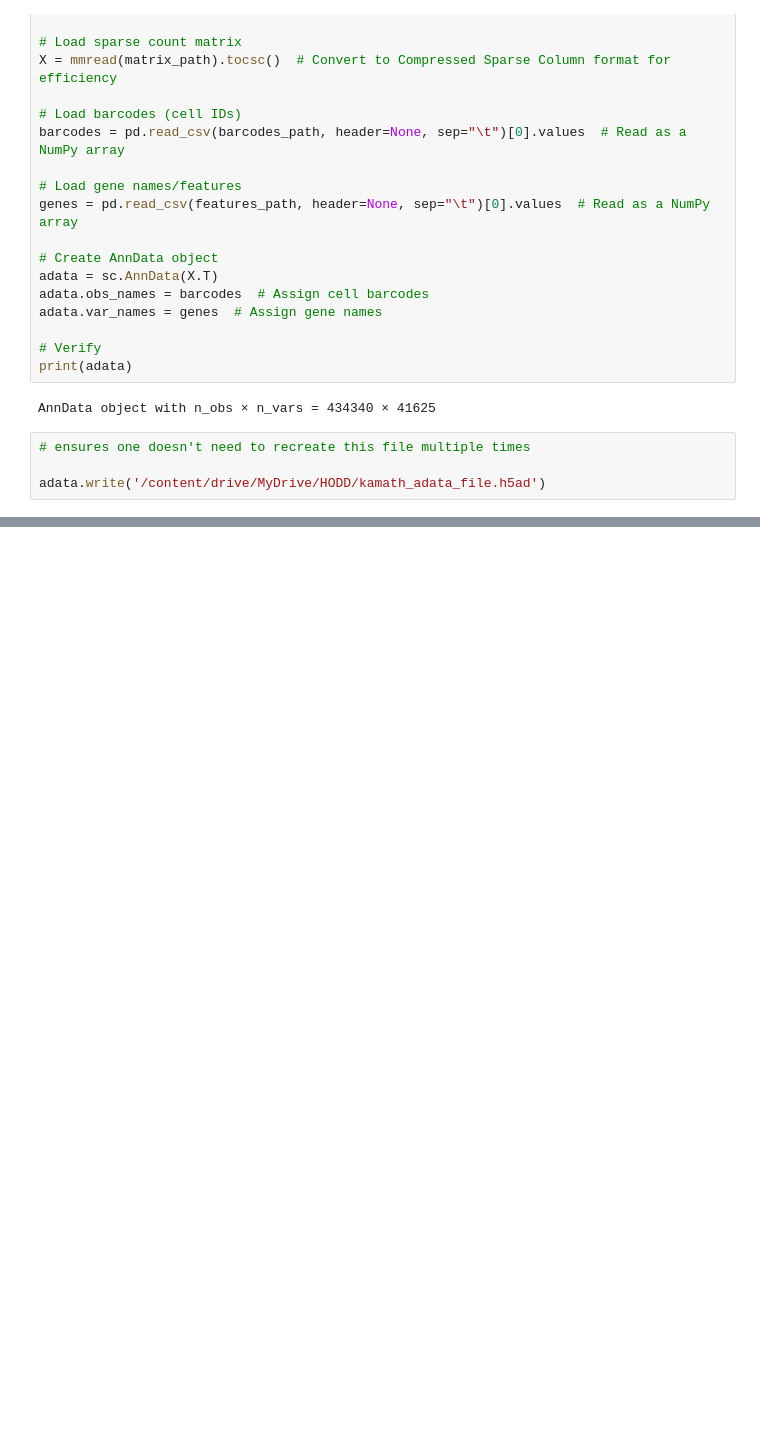
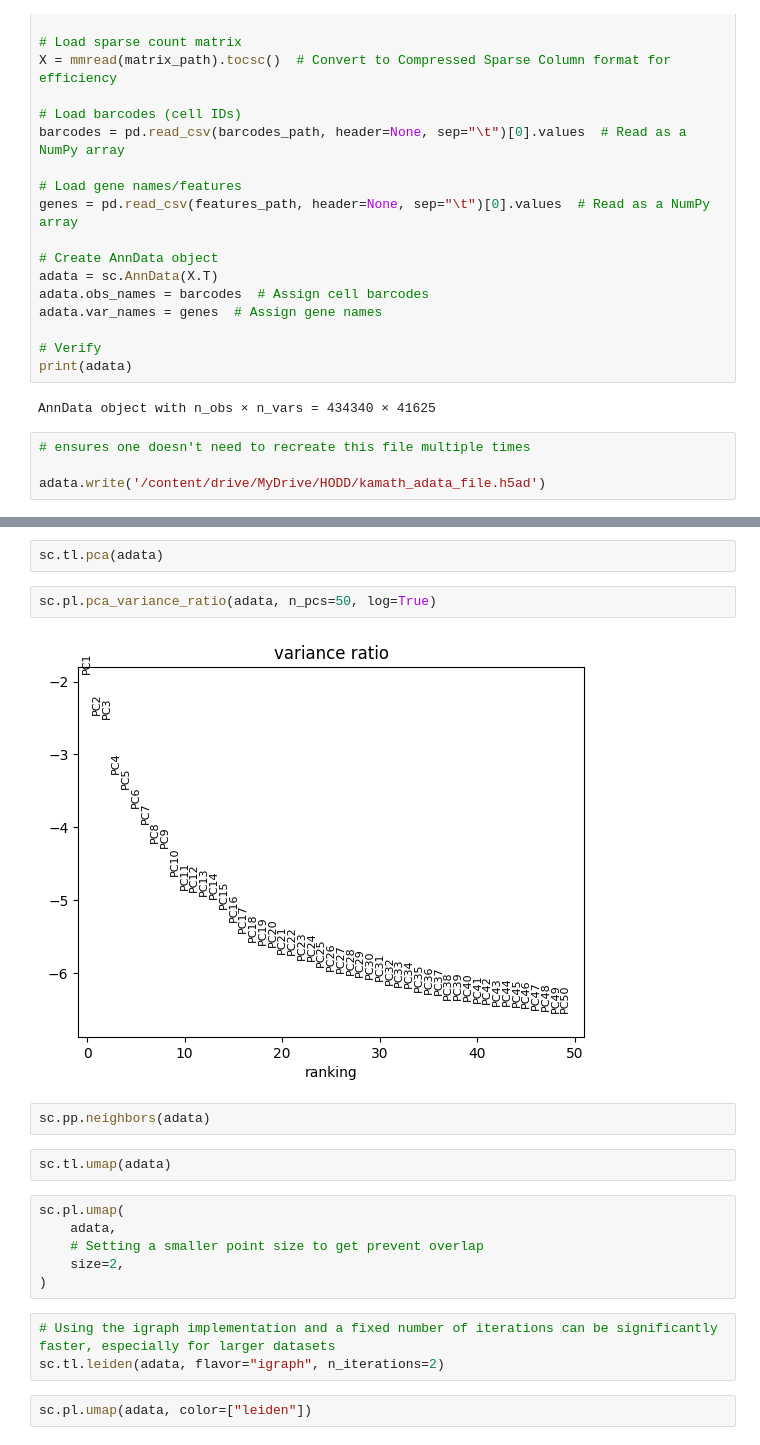
Before and after one commit to sean-otoole/HODD, a Jupyter notebook: parkinsons_project.ipynb, the cells around one changed output, grey strips where cells are left out. Cells and saved outputs as stored; diff of their text form; blank space fills up the shorter version.

```diff
--- a/parkinsons_project.ipynb
+++ b/parkinsons_project.ipynb
@@ -64 +147,22 @@ adata.write('/content/drive/MyDrive/HODD/kamath_adata_file.h5ad')
+# %%
+sc.tl.pca(adata)
+# %%
+sc.pl.pca_variance_ratio(adata, n_pcs=50, log=True)
+# %% [output]
+[figure, added]
+# %%
+sc.pp.neighbors(adata)
+# %%
+sc.tl.umap(adata)
+# %%
+sc.pl.umap(
+    adata,
+    # Setting a smaller point size to get prevent overlap
+    size=2,
+)
+# %%
+# Using the igraph implementation and a fixed number of iterations can be significantly faster, especially for larger datasets
+sc.tl.leiden(adata, flavor="igraph", n_iterations=2)
+# %%
+sc.pl.umap(adata, color=["leiden"])
 # %%
```
Also changed, not shown: parts of 13 cells of this notebook.
